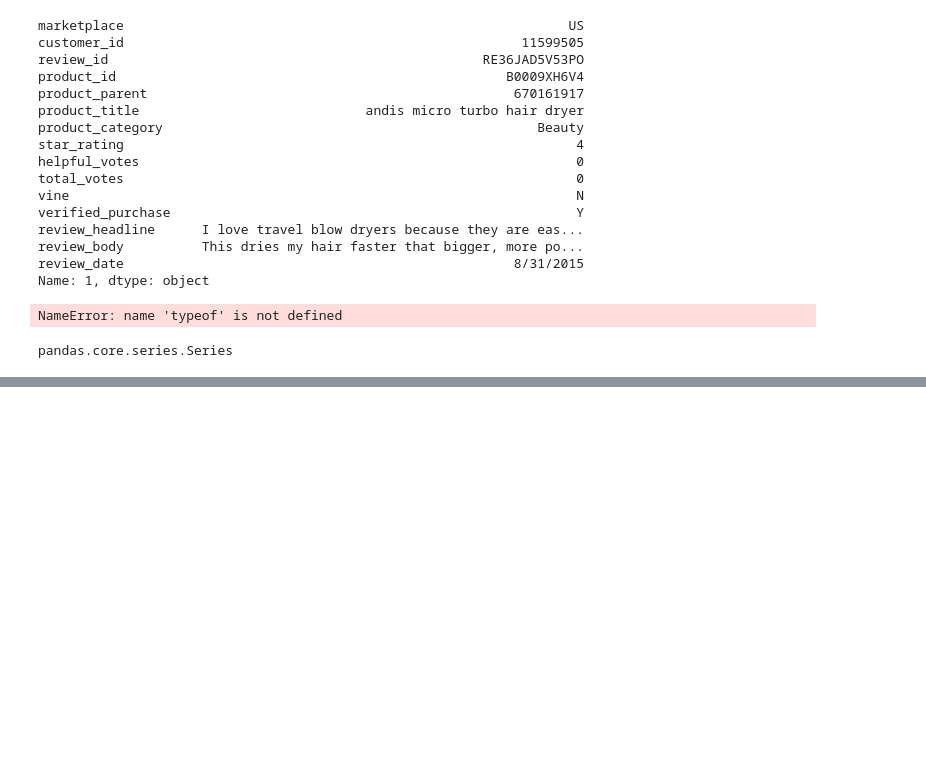
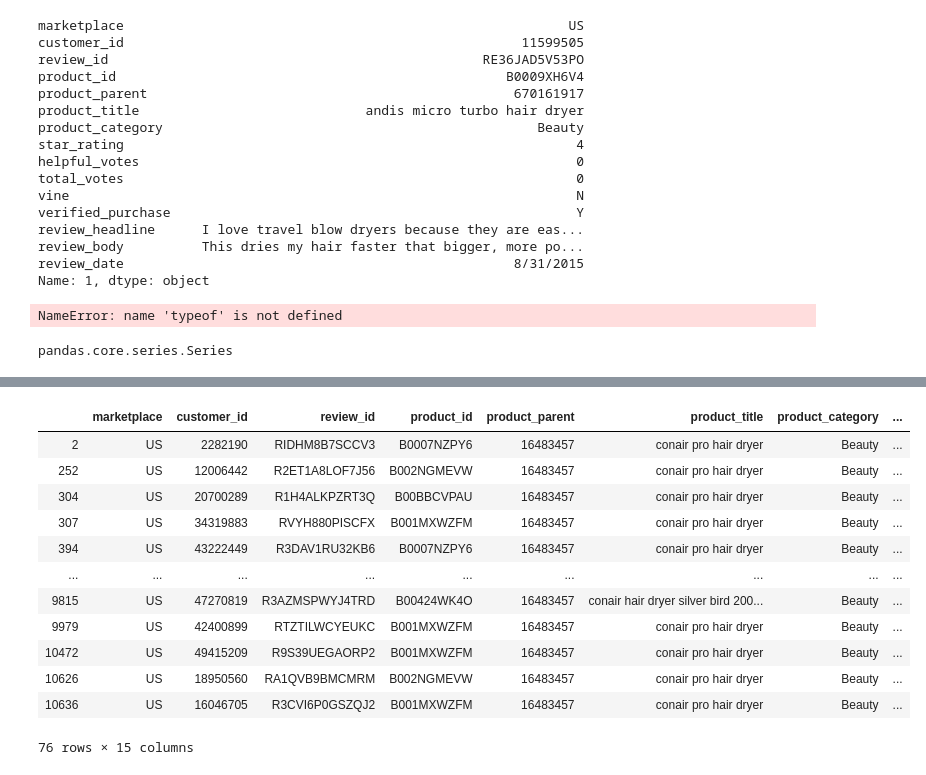
Before and after one commit to Carboxy/MCM_C, a Jupyter notebook: test.ipynb, the cells around one changed output, grey strips where cells are left out. Drawn from its saved outputs; the diff is of its cells as text; code cells hidden in the pictures; blank space fills up the shorter version.

```diff
--- a/test.ipynb
+++ b/test.ipynb
@@ -431,0 +448,18 @@ pandas.core.series.Series
+# %%
+df = raw_data.groupby("product_parent").get_group(16483457)
+# %%
+df
+# %% [output]
+|  | marketplace | customer_id | review_id | product_id | product_parent | product_title | product_category | ... |
+| 2 | US | 2282190 | RIDHM8B7SCCV3 | B0007NZPY6 | 16483457 | conair pro hair dryer | Beauty | ... |
+| 252 | US | 12006442 | R2ET1A8LOF7J56 | B002NGMEVW | 16483457 | conair pro hair dryer | Beauty | ... |
+| 304 | US | 20700289 | R1H4ALKPZRT3Q | B00BBCVPAU | 16483457 | conair pro hair dryer | Beauty | ... |
+| 307 | US | 34319883 | RVYH880PISCFX | B001MXWZFM | 16483457 | conair pro hair dryer | Beauty | ... |
+| 394 | US | 43222449 | R3DAV1RU32KB6 | B0007NZPY6 | 16483457 | conair pro hair dryer | Beauty | ... |
+| ... | ... | ... | ... | ... | ... | ... | ... | ... |
+| 9815 | US | 47270819 | R3AZMSPWYJ4TRD | B00424WK4O | 16483457 | conair hair dryer silver bird 200... | Beauty | ... |
+| 9979 | US | 42400899 | RTZTILWCYEUKC | B001MXWZFM | 16483457 | conair pro hair dryer | Beauty | ... |
+| 10472 | US | 49415209 | R9S39UEGAORP2 | B001MXWZFM | 16483457 | conair pro hair dryer | Beauty | ... |
+| 10626 | US | 18950560 | RA1QVB9BMCMRM | B002NGMEVW | 16483457 | conair pro hair dryer | Beauty | ... |
+| 10636 | US | 16046705 | R3CVI6P0GSZQJ2 | B001MXWZFM | 16483457 | conair pro hair dryer | Beauty | ... |
+76 rows × 15 columns
```
Also changed, not shown: parts of 1 cell of this notebook, 3 other files.
